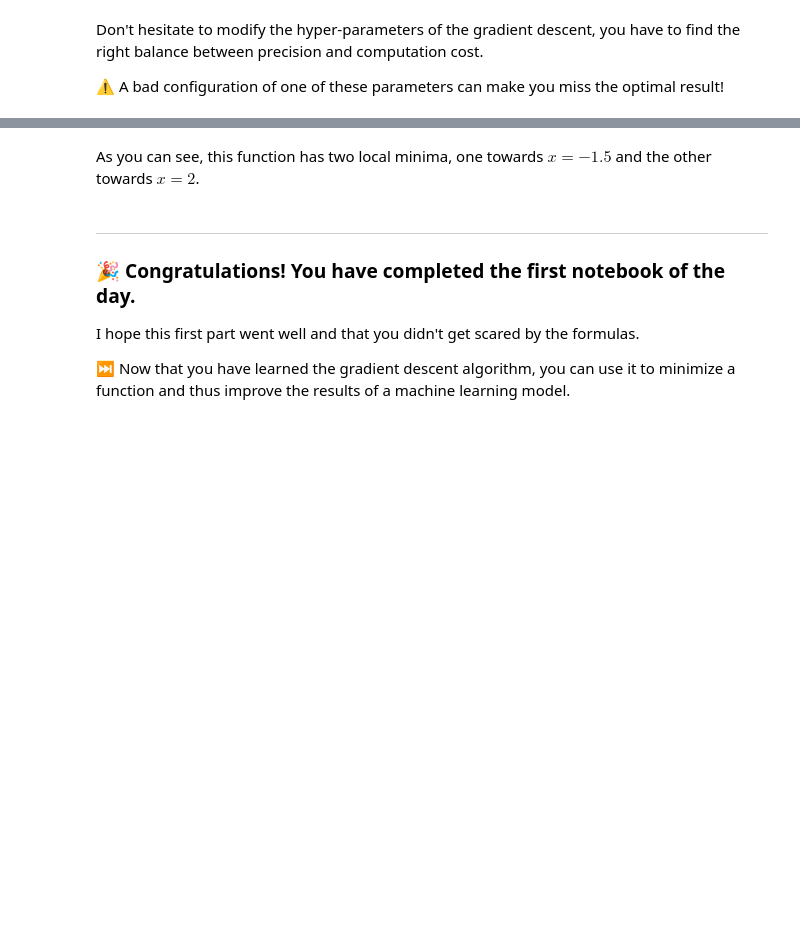
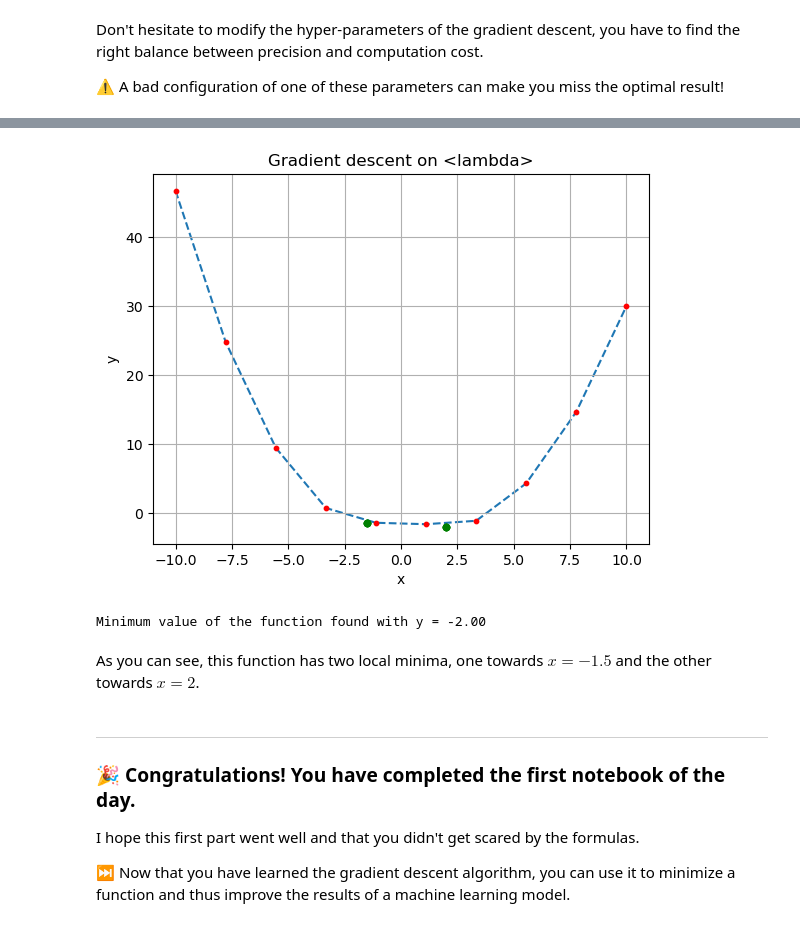
Before and after one commit to PoCInnovation/DeepSong2, a Jupyter notebook: aiPool/day02/1 - Maths & Numpy/mathematics-and-numpy.ipynb, the cells around one changed output, grey strips where cells are left out. Cells and saved outputs as stored; diff of their text form; code cells hidden in the pictures; blank space fills up the shorter version.

```diff
--- a/aiPool/day02/1 - Maths & Numpy/mathematics-and-numpy.ipynb
+++ b/aiPool/day02/1 - Maths & Numpy/mathematics-and-numpy.ipynb
@@ -219,8 +221,7 @@ STEPS_NUMBER = 100
 
 def gradient_descent(value, derivative, epochs = EPOCHS, lr = LR, steps_number = STEPS_NUMBER):
     for epoch in range(epochs):
-        "TODO: the value must be modified according to the gradient descent algorithm"
-        pass
+        value += derivative(value) * -lr
     return value
 # %%
 x = get_data()
@@ -247,11 +251,14 @@ As the following illustration shows, non-convergent functions can have local min
 # %%
 x = get_data()
 min = gradient_descent(x, g_dx)
 
-map_xy = ?
+map_xy = g
 
 ws.gradient_descent_visualisation(get_data(), g, min)
 print('Minimum value of the function found with y = %.2f' % np.min(map_xy(min)))
+# %% [output]
+[figure, added]
+Minimum value of the function found with y = -2.00
 # %% [markdown]
 As you can see, this function has two local minima, one towards $ x=-1.5 $ and the other towards $ x=2 $.
 # %% [markdown]
```
Also changed, not shown: parts of 4 cells of this notebook.
